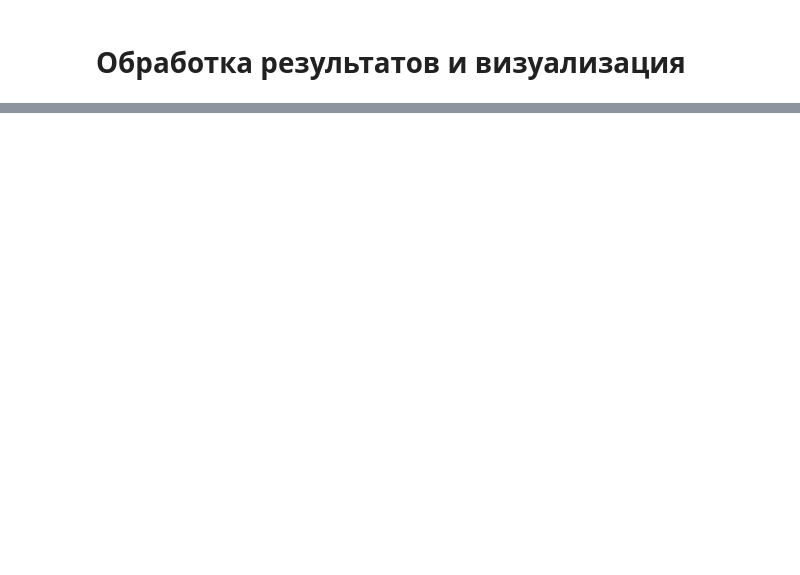
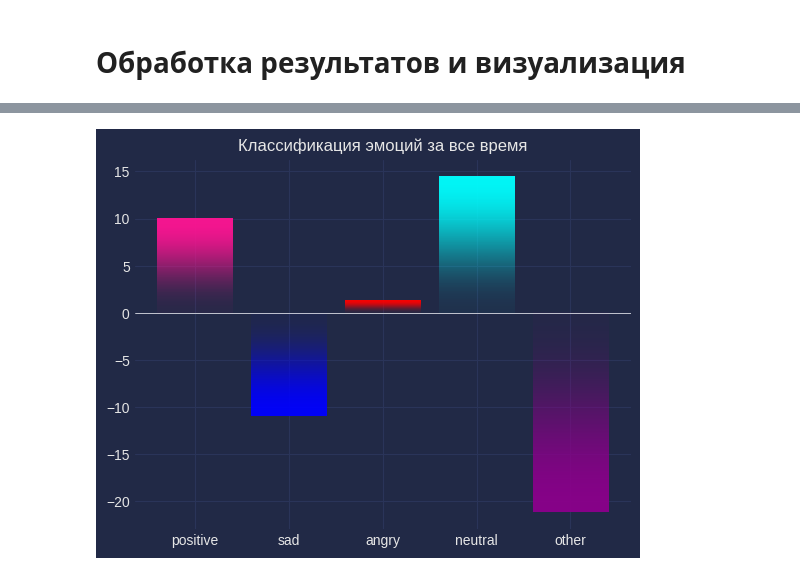
Before and after one commit to Kirilenkov/hahaton, a Jupyter notebook: main.ipynb, the cells around one changed output, grey strips where cells are left out. Drawn from its saved outputs; the diff is of its cells as text; code cells hidden in the pictures; blank space fills up the shorter version.

```diff
--- a/main.ipynb
+++ b/main.ipynb
@@ -383 +184,49 @@ result = {
+# %%
+# Классификация эмоций за все время. Суммирует все эмоции на всех фрагментах исходного файла
+# Создаем словарь для подсчета эмоций
+emotion_counts = {'positive': 0, 'sad': 0, 'angry': 0, 'neutral': 0, 'other': 0}
+
+# Подсчитываем количество каждой эмоции
+for res in result_dict.values():
+    for emotion, value in res.items():
+        if emotion in ['positive']:
+            emotion_counts['positive'] += value
+        elif emotion in [ 'sad']:
+            emotion_counts['sad'] += value
+        elif emotion == 'angry':
+            emotion_counts['angry'] += value
+        elif emotion == 'neutral':
+            emotion_counts['neutral'] += value
+        elif emotion == 'other':
+            emotion_counts['other'] += value
+
+# Создаем списки для графика
+emotions = list(emotion_counts.keys())
+counts = list(emotion_counts.values())
+
+# Определяем цвета для каждой эмоции
+color_mapping = {
+    'angry': '#FF0000',
+    'positive': '#FF1493',
+    'other': '#8B008B',
+    'neutral': '#00FFFF',
+    'sad': '#0000FF'
+}
+
+# Список цветов для графика
+colors = [color_mapping[emotion] for emotion in emotions]
+
+# Создаем график
+plt.style.use('cyberpunk')
+bars = plt.bar(emotions, counts, color=colors)
+mplcyberpunk.add_bar_gradient(bars=bars)
+plt.title('Классификация эмоций за все время')
+
+# Добавляем линии координатной оси x
+plt.axhline(0, color='white', linewidth=0.5)
+
+# Отображаем график
+plt.show()
+# %% [output]
+[figure, added]
 # %%
```
Also changed, not shown: parts of 24 cells of this notebook, 1 other file.
